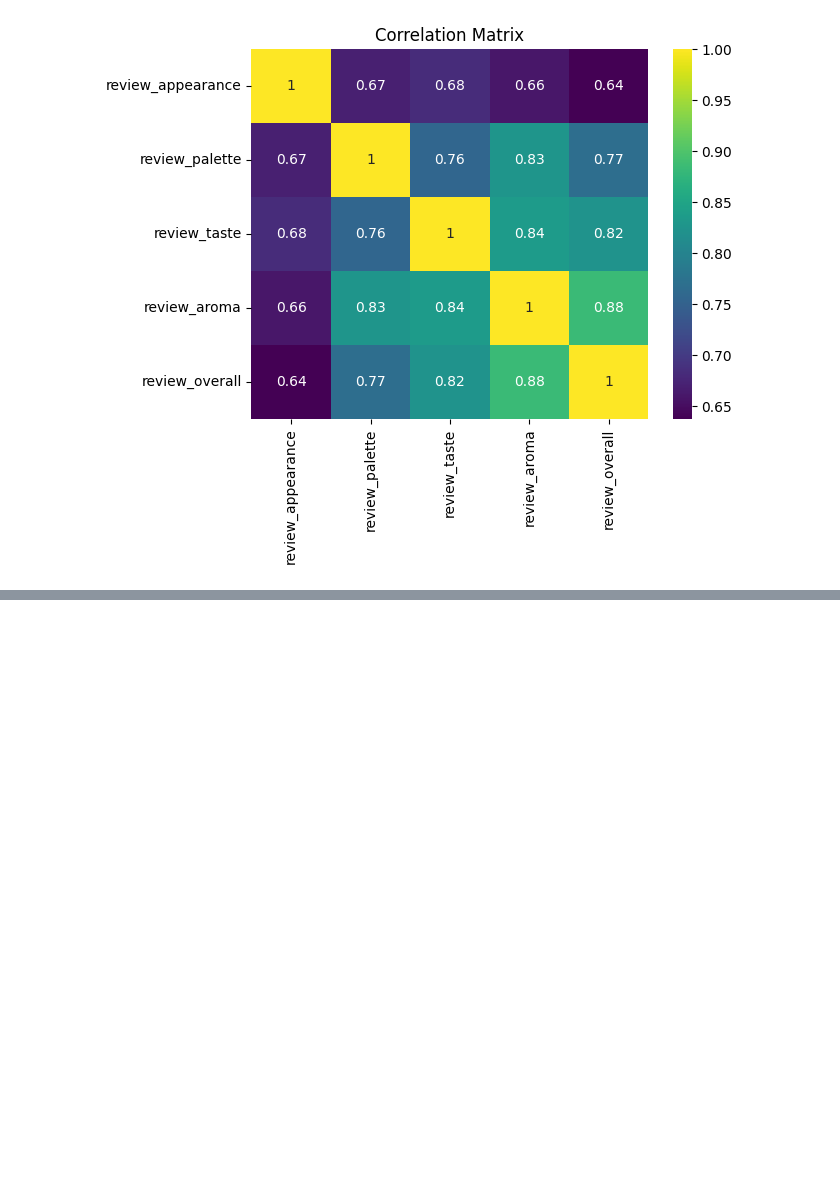
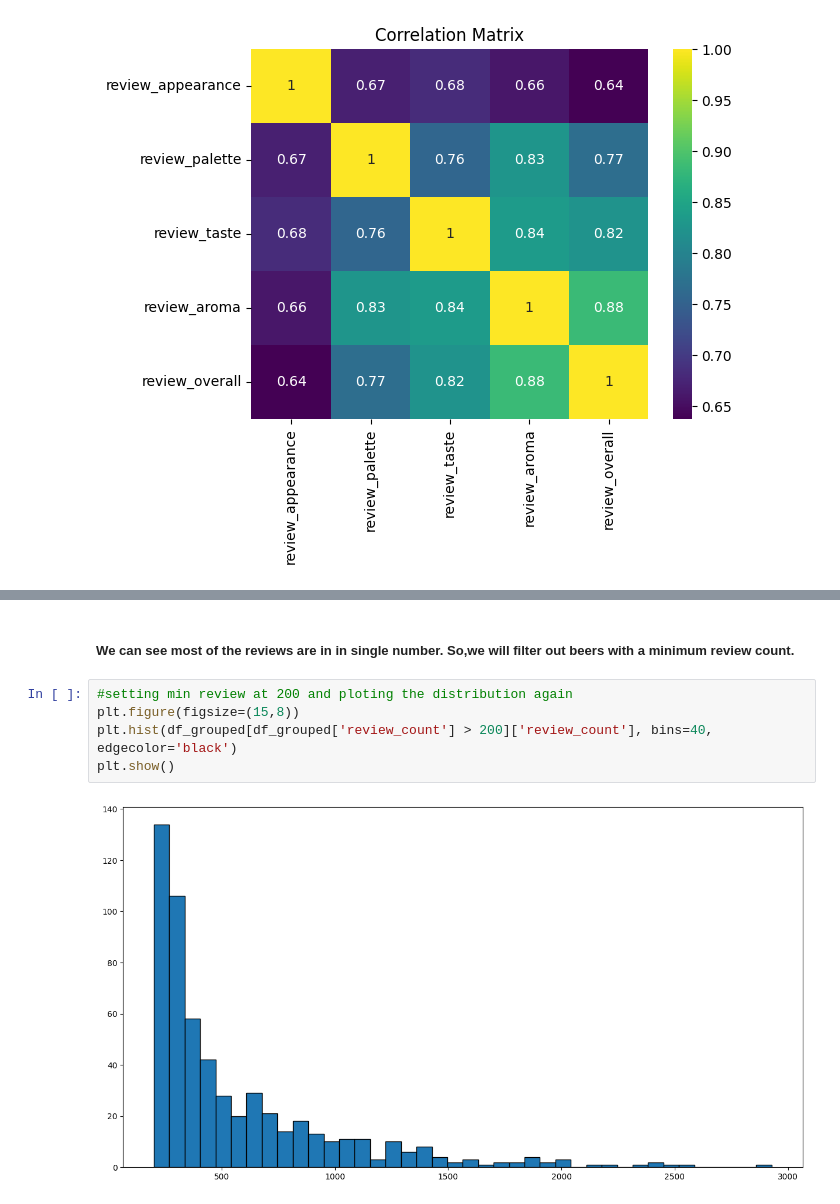
Before and after one commit to mdabushad/Beer-Data-Analysis, a Jupyter notebook: Beer_Data_Analysis.ipynb, the cells around one changed output, grey strips where cells are left out. Saved outputs shown, nothing was run; the diff lists cells and outputs as text; blank space fills up the shorter version.

```diff
--- a/Beer_Data_Analysis.ipynb
+++ b/Beer_Data_Analysis.ipynb
@@ -248,0 +293,9 @@ plt.show()
+# %% [markdown]
+##### We can see most of the reviews are in in single number. So,we will filter out beers with a minimum review count.
+# %%
+#setting min review at 200 and ploting the distribution again
+plt.figure(figsize=(15,8))
+plt.hist(df_grouped[df_grouped['review_count'] > 200]['review_count'], bins=40, edgecolor='black')
+plt.show()
+# %% [output]
+[figure, added]
```
Also changed, not shown: parts of 8 cells of this notebook.
